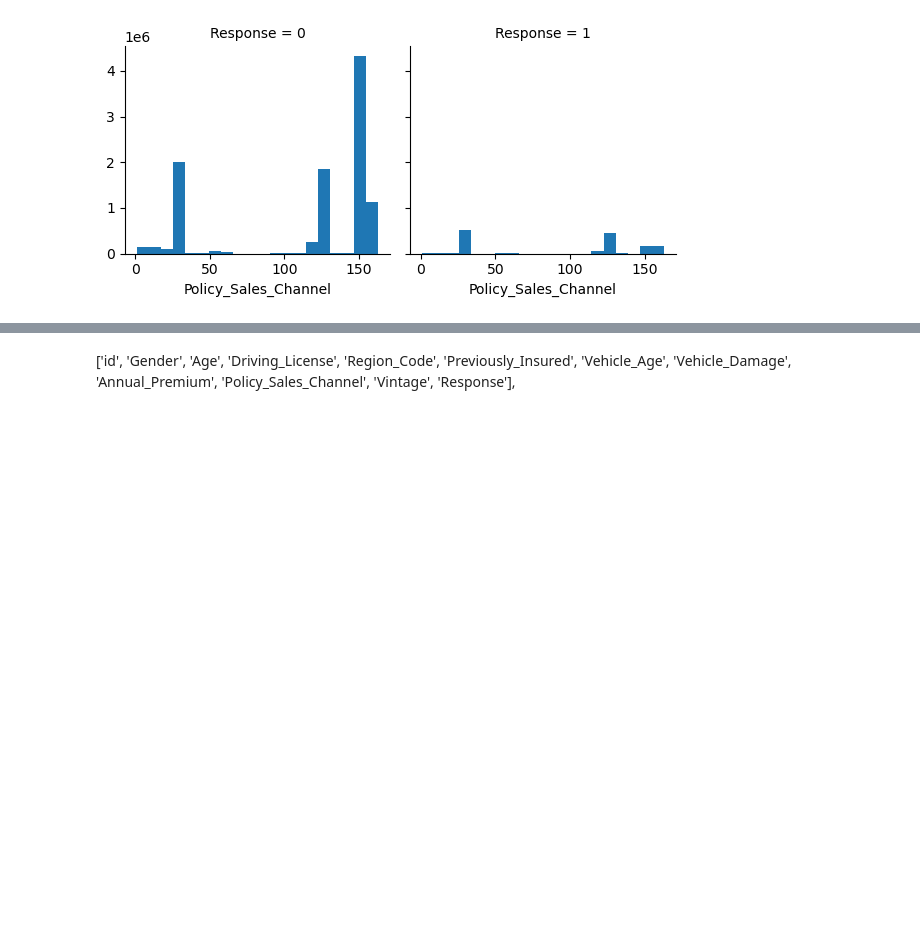
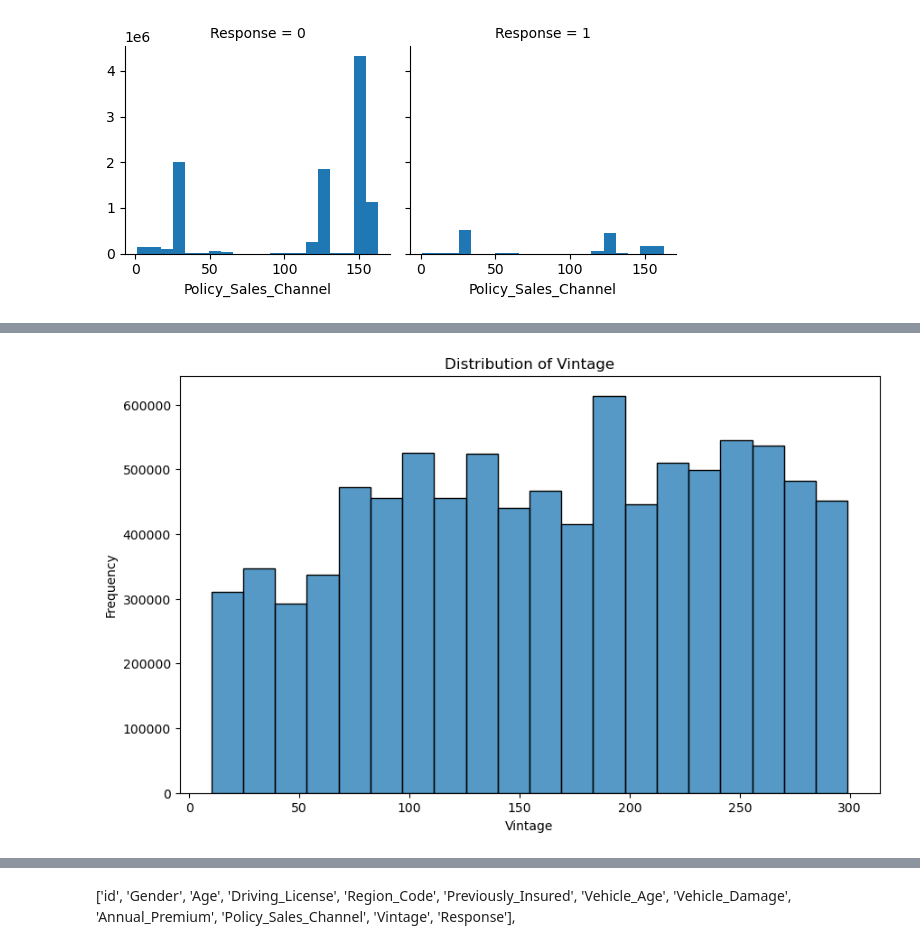
Before and after one commit to Shravya0312/InsuranceClassification, a Jupyter notebook: insurance.ipynb, the cells around one changed output, grey strips where cells are left out. Saved outputs shown, nothing was run; the diff lists cells and outputs as text; code cells hidden in the pictures; blank space fills up the shorter version.

```diff
--- a/insurance.ipynb
+++ b/insurance.ipynb
@@ -207,0 +228,9 @@ g.map(plt.hist, 'Policy_Sales_Channel', bins=20)
+# %%
+plt.figure(figsize=(10, 6))
+sns.histplot(train_df['Vintage'], kde=False, bins=20)
+plt.title('Distribution of Vintage')
+plt.xlabel('Vintage')
+plt.ylabel('Frequency')
+plt.show()
+# %% [output]
+[figure, added]
```
Also changed, not shown: parts of 36 cells of this notebook.
